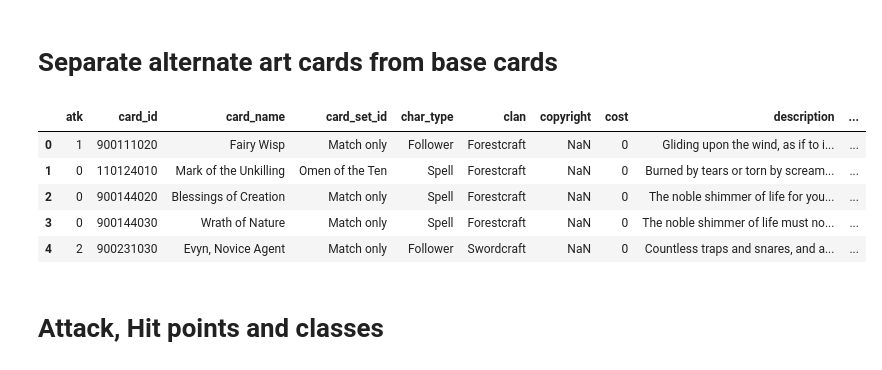
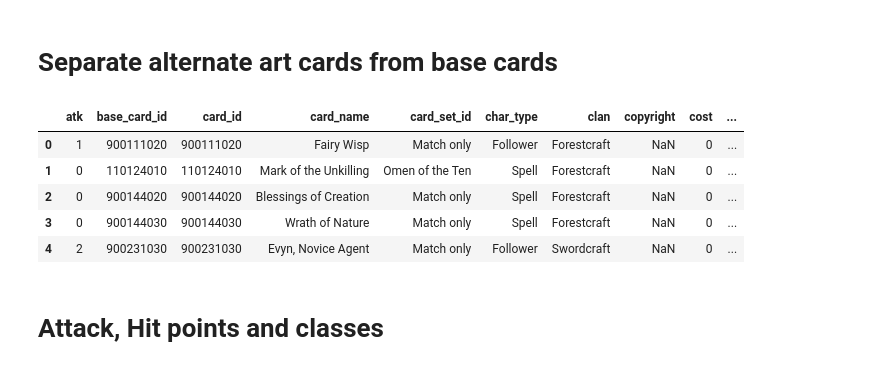
Before and after one commit to kerotairo/Shadowverse_Exploration, a Jupyter notebook: Exploration.ipynb, the cells around one changed output. Cells and saved outputs as stored; diff of their text form; code cells hidden in the pictures.

```diff
--- a/Exploration.ipynb
+++ b/Exploration.ipynb
@@ -14,7 +14,7 @@ pd.set_option('display.max_columns', 500)
 I referred to [theabhishek2511](https://gist.github.com/theabhishek2511/dfd54989013254324cc4d67f1dbc9f7f)'s post for value mapping and api. Much has changed since in-game since the post especially the addition of a new leader and clan, Portalcraft. Several new card packages were also released so I updated the list accordingly.
 # %%
 cards = pd.read_csv("cards.csv", index_col=0)
-cards.drop(["cv","tokens"],axis=1, inplace=True)
+cards.drop(["cv","tokens","is_foil","normal_card_id"],axis=1, inplace=True)
 cards.head()
 # %% [output]
 |  | atk | base_card_id | card_id | card_name | card_set_id | char_type | clan | copyright | cost | ... |
@@ -116,22 +127,28 @@ l_clan = {0 : "Neutral",
           7 : "Havecraft",
           8 : "Portalcraft"
          }
+
+l_rarity = {1 : "Bronze",
+            2 : "Silver",
+            3 : "Gold" ,
+            4 : "Legendary"
+
+}
 # %% [markdown]
 # Separate alternate art cards from base cards
 # %%
 alt_cards = cards[cards["base_card_id"] != cards["card_id"]]
 base_cards = cards[cards["base_card_id"] == cards["card_id"]]
 # %%
-base_cards = base_cards.drop(["base_card_id","foil_card_id","normal_card_id"], axis=1)
-base_cards = base_cards.replace({"card_set_id": l_card_set, "clan" : l_clan, "char_type" : l_char_type})
+base_cards = base_cards.replace({"card_set_id": l_card_set, "clan" : l_clan, "char_type" : l_char_type, "rarity" : l_rarity })
 base_cards.head()
 # %% [output]
-|  | atk | card_id | card_name | card_set_id | char_type | clan | copyright | cost | description | ... |
-| 0 | 1 | 900111020 | Fairy Wisp | Match only | Follower | Forestcraft | NaN | 0 | Gliding upon the wind, as if to i... | ... |
-| 1 | 0 | 110124010 | Mark of the Unkilling | Omen of the Ten | Spell | Forestcraft | NaN | 0 | Burned by tears or torn by scream... | ... |
-| 2 | 0 | 900144020 | Blessings of Creation | Match only | Spell | Forestcraft | NaN | 0 | The noble shimmer of life for you... | ... |
-| 3 | 0 | 900144030 | Wrath of Nature | Match only | Spell | Forestcraft | NaN | 0 | The noble shimmer of life must no... | ... |
-| 4 | 2 | 900231030 | Evyn, Novice Agent | Match only | Follower | Swordcraft | NaN | 0 | Countless traps and snares, and a... | ... |
+|  | atk | base_card_id | card_id | card_name | card_set_id | char_type | clan | copyright | cost | ... |
+| 0 | 1 | 900111020 | 900111020 | Fairy Wisp | Match only | Follower | Forestcraft | NaN | 0 | ... |
+| 1 | 0 | 110124010 | 110124010 | Mark of the Unkilling | Omen of the Ten | Spell | Forestcraft | NaN | 0 | ... |
+| 2 | 0 | 900144020 | 900144020 | Blessings of Creation | Match only | Spell | Forestcraft | NaN | 0 | ... |
+| 3 | 0 | 900144030 | 900144030 | Wrath of Nature | Match only | Spell | Forestcraft | NaN | 0 | ... |
+| 4 | 2 | 900231030 | 900231030 | Evyn, Novice Agent | Match only | Follower | Swordcraft | NaN | 0 | ... |
 # %% [markdown]
 # Attack, Hit points and classes
 # %%
```
Also changed, not shown: parts of 15 cells of this notebook.
